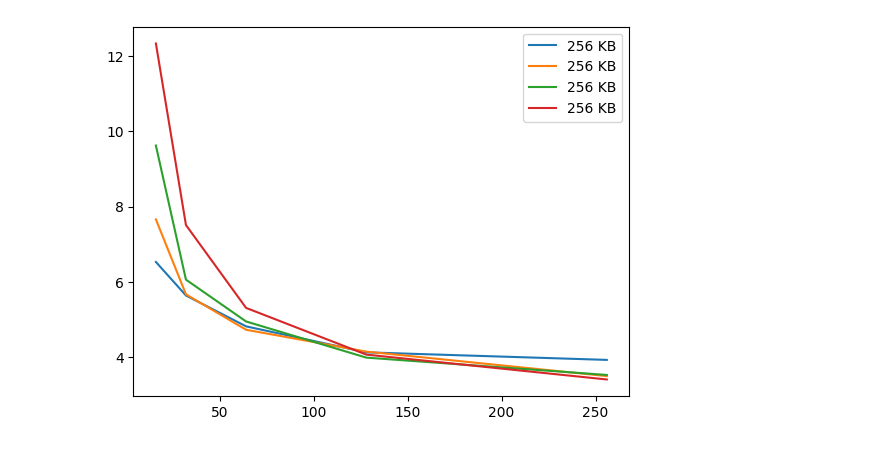
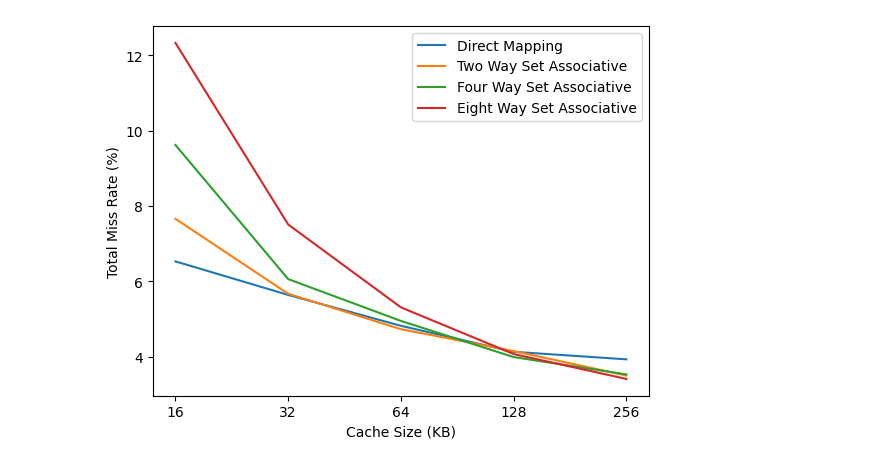
Before and after one commit to NYYCS/cache-sim-c, a Jupyter notebook: analyse.ipynb, the cells around one changed output. Cells and saved outputs as stored; diff of their text form; code cells hidden in the pictures.

```diff
--- a/analyse.ipynb
+++ b/analyse.ipynb
@@ -21,9 +32,24 @@ plt.show()
 # %%
 cache_assocs = [1, 2, 4, 8]
-cache_sizes = [16, 32, 64, 128, 256]
+cache_sizes = ['16', '32', '64', '128', '256']
+
+plt.xlabel("Cache Size (KB)")
+plt.ylabel("Total Miss Rate (%)")
+
+
+def get_assoc_label(assoc):
+    if assoc == 1:
+        return "Direct Mapping"
+    if assoc == 2:
+        return "Two Way Set Associative"
+    if assoc == 4:
+        return "Four Way Set Associative"
+    if assoc == 8:
+        return "Eight Way Set Associative"
+
 for assoc in cache_assocs:
-    plt.plot(cache_sizes, df[(df["Block Size"] == 128) & (df["Associativity"] == assoc)]["Total Hit Rate"].apply(lambda x: 100.0 - x), label=f"{assoc}")
+    plt.plot(cache_sizes, df[(df["Block Size"] == 128) & (df["Associativity"] == assoc)]["Total Hit Rate"].apply(lambda x: 100.0 - x), label=get_assoc_label(assoc))
 plt.legend()
 plt.show()
 # %% [output]
-[figure, old version]
+[figure, new version]
```
Also changed, not shown: parts of 2 cells of this notebook, 1 other file.
